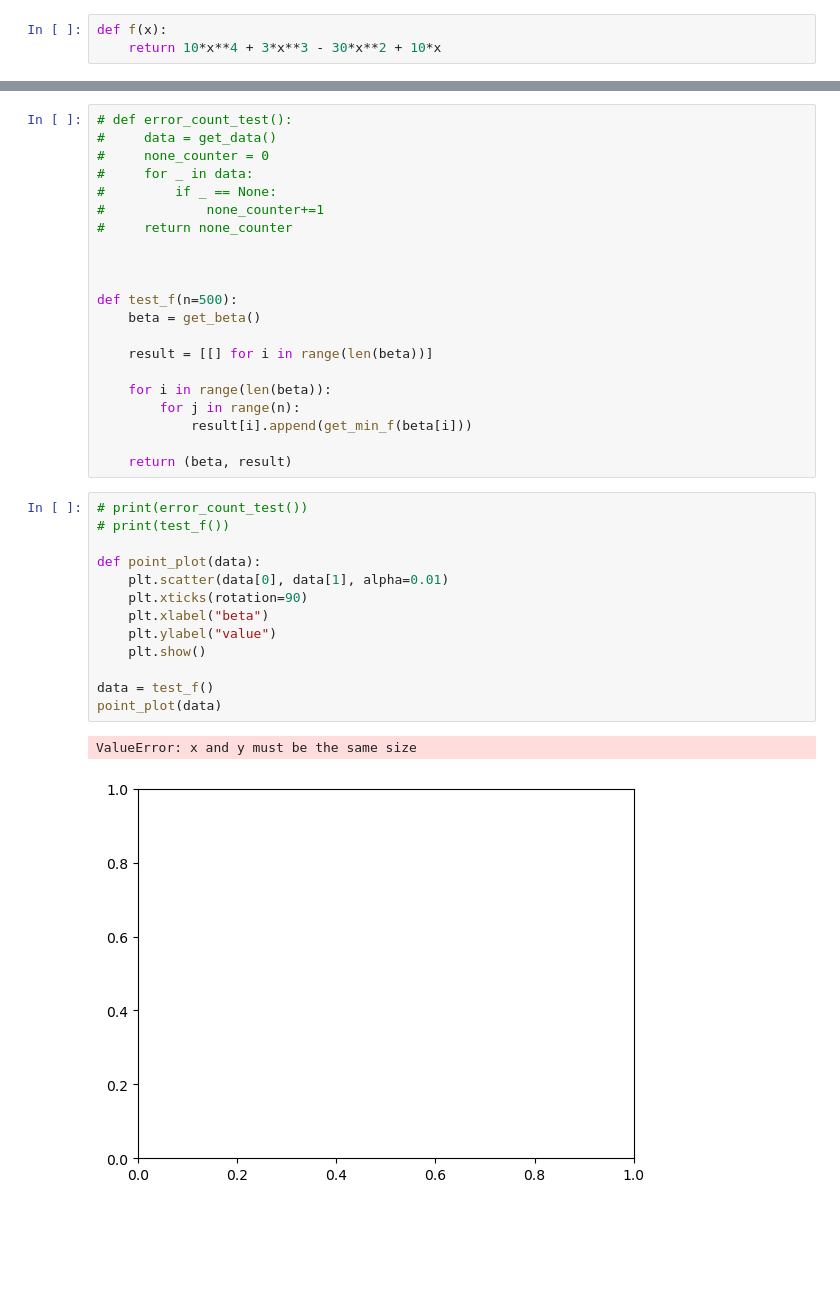
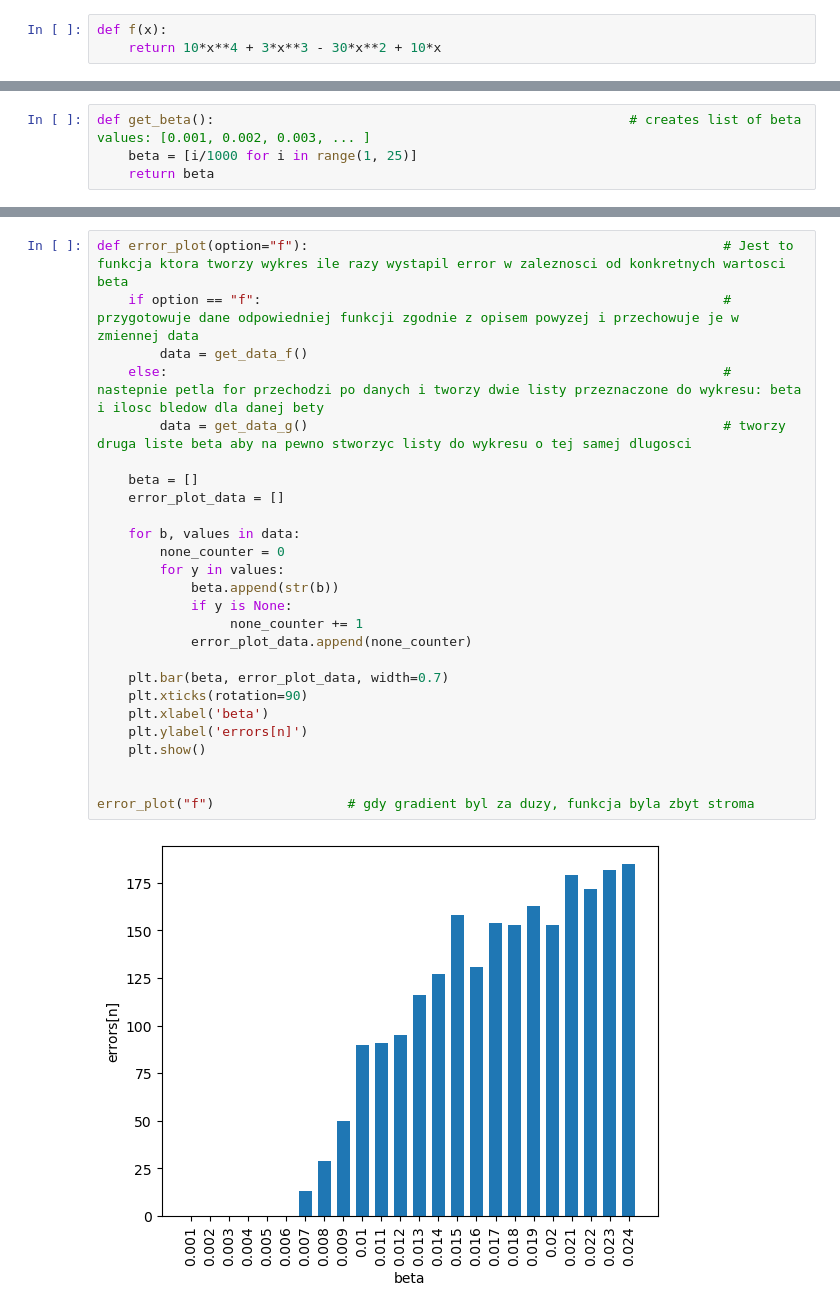
Before and after one commit to kkulak1/f-min-value, a Jupyter notebook: cwiczenie_1.ipynb, the cells around one changed output, grey strips where cells are left out. Cells and saved outputs as stored; diff of their text form; blank space fills up the shorter version.

```diff
--- a/cwiczenie_1.ipynb
+++ b/cwiczenie_1.ipynb
@@ -148,0 +116,4 @@ def get_beta():
+# %%
+def get_beta():                                                     # creates list of beta values: [0.001, 0.002, 0.003, ... ]
+    beta = [i/1000 for i in range(1, 25)]
+    return beta
@@ -162,37 +159,28 @@ def get_data(n=500):
-# %%
-# def error_count_test():
-#     data = get_data()
-#     none_counter = 0
-#     for _ in data:
-#         if _ == None:
-#             none_counter+=1
-#     return none_counter
-
-
-
-def test_f(n=500):
-    beta = get_beta()
-
-    result = [[] for i in range(len(beta))]
-
-    for i in range(len(beta)):
-        for j in range(n):
-            result[i].append(get_min_f(beta[i]))
-
-    return (beta, result)
-# %%
-# print(error_count_test())
-# print(test_f())
-
-def point_plot(data):
-    plt.scatter(data[0], data[1], alpha=0.01)
-    plt.xticks(rotation=90)
-    plt.xlabel("beta")
-    plt.ylabel("value")
-    plt.show()
-
-data = test_f()
-point_plot(data)
-# %% [output]
-ValueError: x and y must be the same size
-[figure, removed]
+# %%
+def error_plot(option="f"):                                                     # Jest to funkcja ktora tworzy wykres ile razy wystapil error w zaleznosci od konkretnych wartosci beta
+    if option == "f":                                                           # przygotowuje dane odpowiedniej funkcji zgodnie z opisem powyzej i przechowuje je w zmiennej data
+        data = get_data_f()
+    else:                                                                       # nastepnie petla for przechodzi po danych i tworzy dwie listy przeznaczone do wykresu: beta i ilosc bledow dla danej bety
+        data = get_data_g()                                                     # tworzy druga liste beta aby na pewno stworzyc listy do wykresu o tej samej dlugosci
+
+    beta = []
+    error_plot_data = []
+
+    for b, values in data:
+        none_counter = 0
+        for y in values:
+            beta.append(str(b))
+            if y is None:
+                 none_counter += 1
+            error_plot_data.append(none_counter)
+
+    plt.bar(beta, error_plot_data, width=0.7)
+    plt.xticks(rotation=90)
+    plt.xlabel('beta')
+    plt.ylabel('errors[n]')
+    plt.show()
+
+
+error_plot("f")                 # gdy gradient byl za duzy, funkcja byla zbyt stroma
+# %% [output]
+[figure, added]
```
Also changed, not shown: parts of 19 cells of this notebook.
